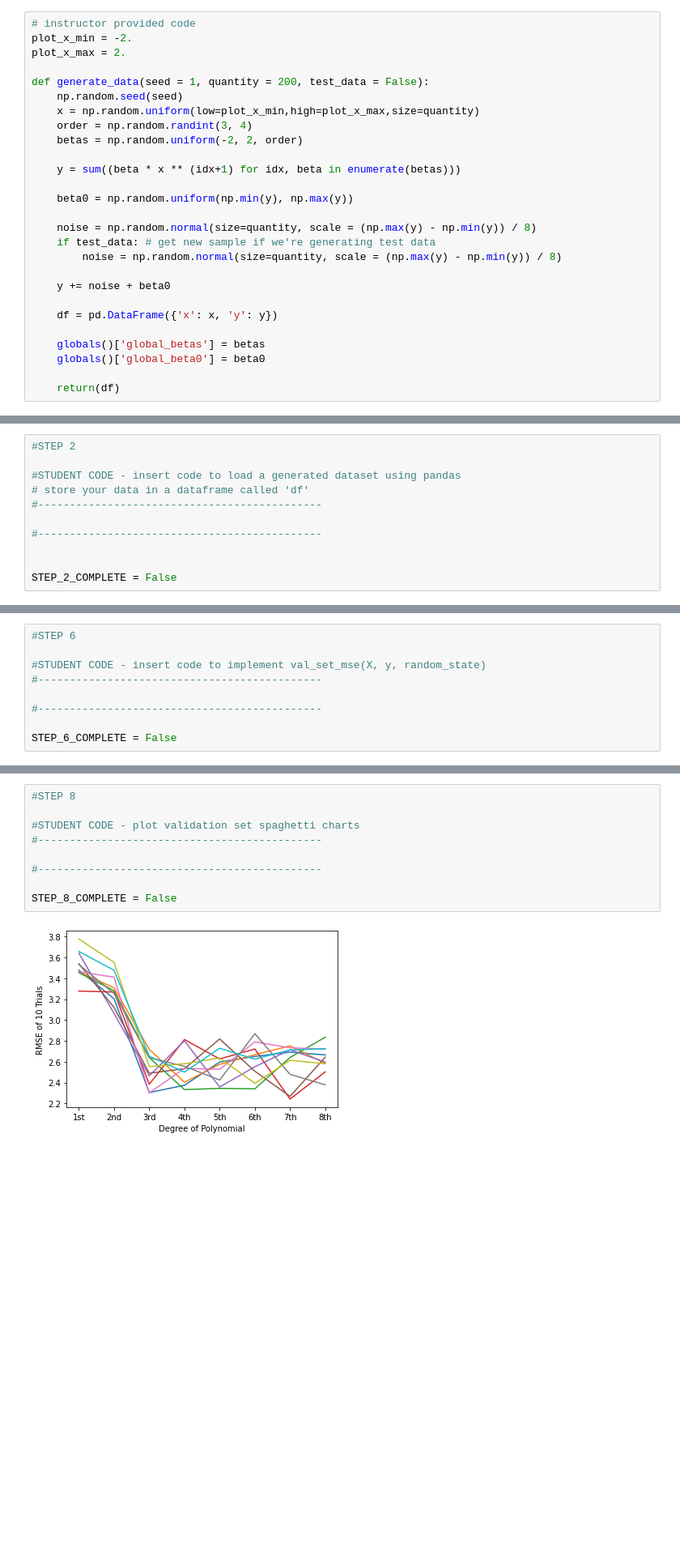
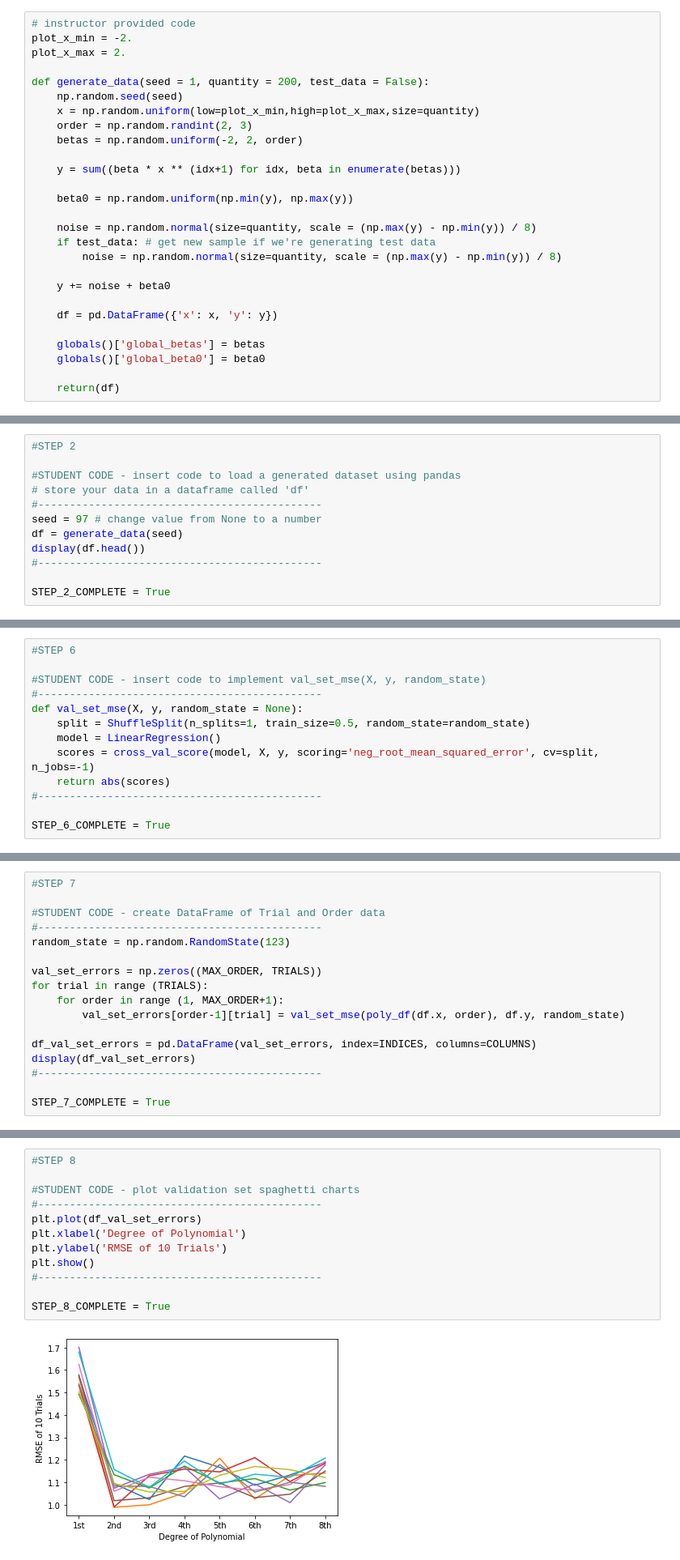
Before and after one commit to afit-csce623-master/template-hw3, a Jupyter notebook: hw3.ipynb, the cells around one changed output, grey strips where cells are left out. Shown: that part at 81% size. Cells and saved outputs as stored; diff of their text form; blank space fills up the shorter version.

```diff
--- a/hw3.ipynb
+++ b/hw3.ipynb
@@ -76,7 +95,7 @@ plot_x_max = 2.
 def generate_data(seed = 1, quantity = 200, test_data = False):
     np.random.seed(seed)
     x = np.random.uniform(low=plot_x_min,high=plot_x_max,size=quantity)
-    order = np.random.randint(3, 4)
+    order = np.random.randint(2, 3)
     betas = np.random.uniform(-2, 2, order)
 
     y = sum((beta * x ** (idx+1) for idx, beta in enumerate(betas)))
@@ -187,10 +206,11 @@ IMPORTANT: After choosing a seed value, you will not want to change this value,
 #STUDENT CODE - insert code to load a generated dataset using pandas
 # store your data in a dataframe called 'df'
 #---------------------------------------------
-
+seed = 97 # change value from None to a number
+df = generate_data(seed)
+display(df.head())
 #---------------------------------------------
 
-
-STEP_2_COMPLETE = False
+STEP_2_COMPLETE = True
 # %% [output]
 |  | x | y |
@@ -356,10 +411,14 @@ Hints:
 
 #STUDENT CODE - insert code to implement val_set_mse(X, y, random_state)
 #---------------------------------------------
-
+def val_set_mse(X, y, random_state = None):
+    split = ShuffleSplit(n_splits=1, train_size=0.5, random_state=random_state)
+    model = LinearRegression()
+    scores = cross_val_score(model, X, y, scoring='neg_root_mean_squared_error', cv=split, n_jobs=-1)
+    return abs(scores)
 #---------------------------------------------
 
-STEP_6_COMPLETE = False
+STEP_6_COMPLETE = True
 # %% [markdown]
 ##### STEP 7: dataframe of val set rmse
 
@@ -404,0 +445,17 @@ STEP_7_COMPLETE = False
+# %%
+#STEP 7
+
+#STUDENT CODE - create DataFrame of Trial and Order data
+#---------------------------------------------
+random_state = np.random.RandomState(123)
+
+val_set_errors = np.zeros((MAX_ORDER, TRIALS))
+for trial in range (TRIALS):
+    for order in range (1, MAX_ORDER+1):
+        val_set_errors[order-1][trial] = val_set_mse(poly_df(df.x, order), df.y, random_state)
+
+df_val_set_errors = pd.DataFrame(val_set_errors, index=INDICES, columns=COLUMNS)
+display(df_val_set_errors)
+#---------------------------------------------
+
+STEP_7_COMPLETE = True
@@ -413,14 +480,17 @@ Example of resulting plot:
 # %%
 #STEP 8
 
 #STUDENT CODE - plot validation set spaghetti charts
 #---------------------------------------------
-
+plt.plot(df_val_set_errors)
+plt.xlabel('Degree of Polynomial')
+plt.ylabel('RMSE of 10 Trials')
+plt.show()
 #---------------------------------------------
 
-STEP_8_COMPLETE = False
+STEP_8_COMPLETE = True
 # %% [output]
-[figure, old version]
+[figure, new version]
 # %% [markdown]
 #### Leave-One-Out Cross-Validation
 # %% [markdown]
```
Also changed, not shown: parts of 27 cells of this notebook.
